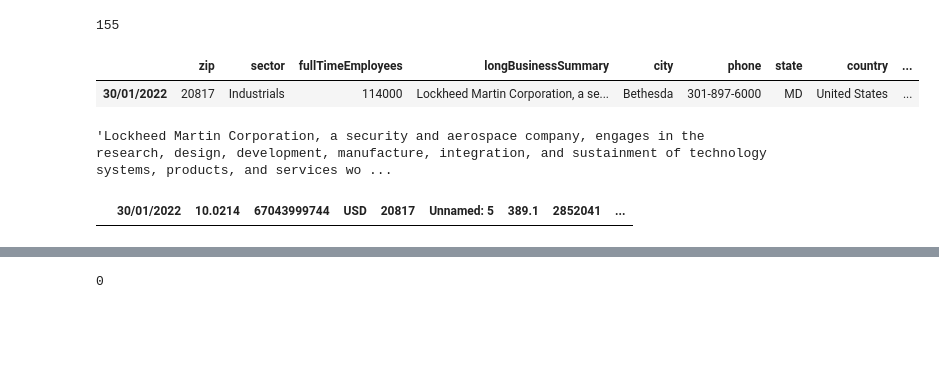
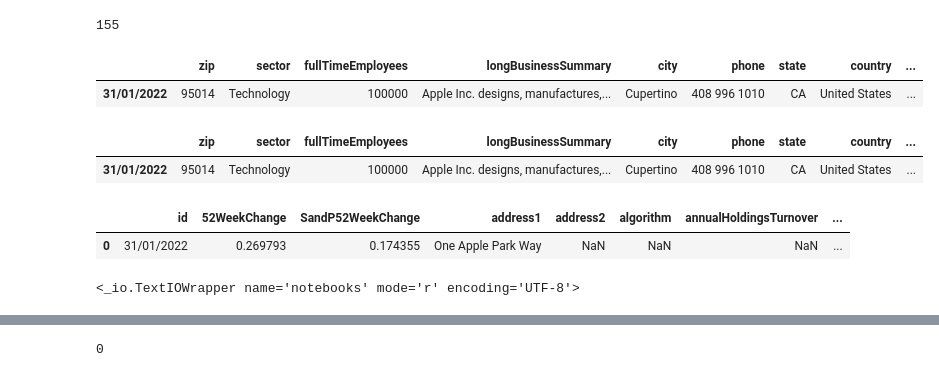
Before and after one commit to Michiel-DK/tracker, a Jupyter notebook: notebooks/try.ipynb, the cells around one changed output, grey strips where cells are left out. Drawn from its saved outputs; the diff is of its cells as text; code cells hidden in the pictures; blank space fills up the shorter version.

Commit message:
update info table

```diff
--- a/notebooks/try.ipynb
+++ b/notebooks/try.ipynb
@@ -86,7 +86,7 @@ from tracker.data_yahoo import Yahoo
 # %%
 import yfinance as yf
 # %%
-info = yf.Ticker('LMT').info
+info = yf.Ticker('AAPL').info
 # %%
 for i in info.keys():
     print(i)
@@ -314,4 +314,6 @@ info_df['companyOfficers'] = info_df['companyOfficers'].apply(lambda x:' '.join(
 info_df
 # %% [output]
 |  | zip | sector | fullTimeEmployees | longBusinessSummary | city | phone | state | country | ... |
-| 30/01/2022 | 20817 | Industrials | 114000 | Lockheed Martin Corporation, a se... | Bethesda | 301-897-6000 | MD | United States | ... |
+| 31/01/2022 | 95014 | Technology | 100000 | Apple Inc. designs, manufactures,... | Cupertino | 408 996 1010 | CA | United States | ... |
+# %%
+round = ['targetLowPrice', 'targetMedianPrice', 'currentPrice', 'targetMeanPrice', 'targetHighPrice', 'previousClose', 'regularMarketOpen', 'twoHundredDayAverage', 'regularMarketDayHigh', 'regularMarketPreviousClose', 'fiftyDayAverage', 'open', 'regularMarketDayLow', 'dayLow', 'ask', 'fiftyTwoWeekHigh', 'fiftyTwoWeekLow', 'bid', 'dayHigh', 'regularMarketPrice', 'preMarketPrice']
@@ -318,5 +323,10 @@ info_df
+# %%
+info_df[round] = info_df[round].astype('int')
+# %%
+info_df
+# %% [output]
+|  | zip | sector | fullTimeEmployees | longBusinessSummary | city | phone | state | country | ... |
+| 31/01/2022 | 95014 | Technology | 100000 | Apple Inc. designs, manufactures,... | Cupertino | 408 996 1010 | CA | United States | ... |
 # %%
-info_df['longBusinessSummary'].apply(lambda x: x.replace(';', ' '))[0]
+info_df['longBusinessSummary'] = info_df['longBusinessSummary'].apply(lambda x: x.replace(';', ' '))[0]
-# %% [output]
-'Lockheed Martin Corporation, a security and aerospace company, engages in the research, design, development, manufacture, integration, and sustainment of technology systems, products, and services wo ...
 # %%
@@ -328,4 +338,7 @@ merged.to_csv('notebooks', index_label='id', header=False, sep=";")
 # %%
-pd.read_csv('notebooks', sep=";")
+imp = pd.read_csv('notebooks', sep=";")
-# %% [output]
-|  | 30/01/2022 | 10.0214 | 67043999744 | USD | 20817 | Unnamed: 5 | 389.1 | 2852041 | ... |
+# %%
+imp
+# %% [output]
+|  | id | 52WeekChange | SandP52WeekChange | address1 | address2 | algorithm | annualHoldingsTurnover | ... |
+| 0 | 31/01/2022 | 0.269793 | 0.174355 | One Apple Park Way | NaN | NaN | NaN | ... |
@@ -331,0 +347,4 @@ pd.read_csv('notebooks', sep=";")
+# %%
+f
+# %% [output]
+<_io.TextIOWrapper name='notebooks' mode='r' encoding='UTF-8'>
```
Also changed, not shown: parts of 6 cells of this notebook, 6 other files.
